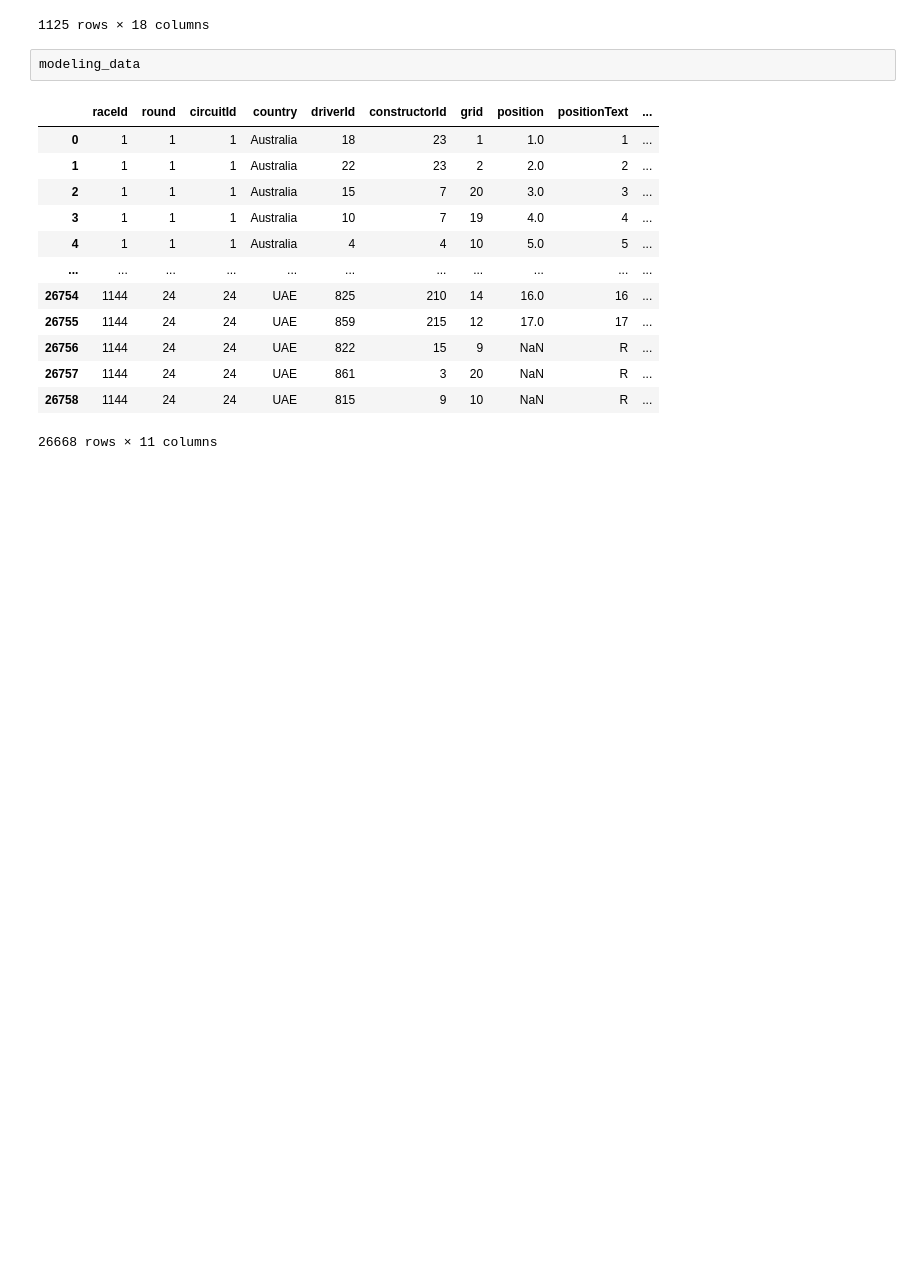
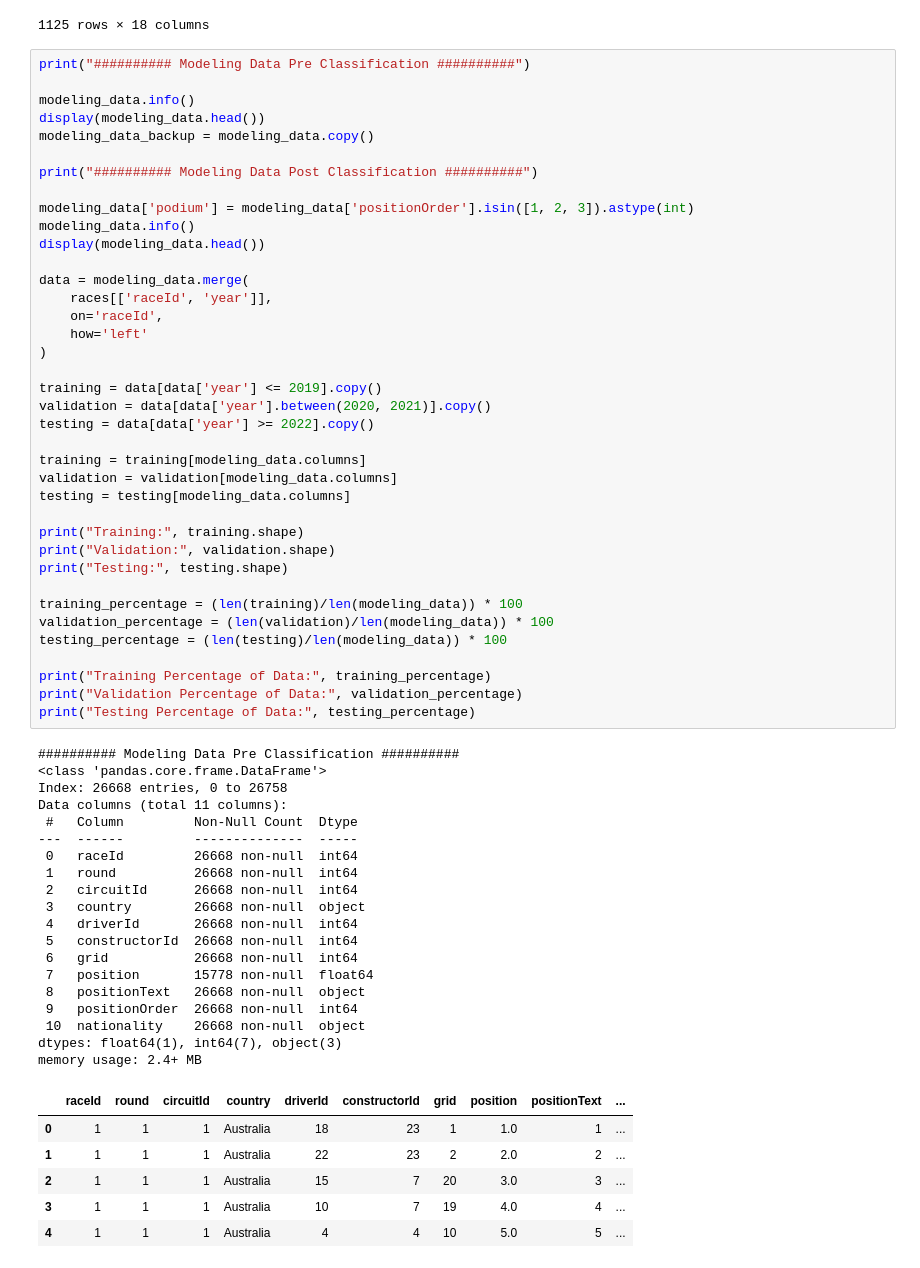
Before and after one commit to EchoKnights/CSEN903-Project, a Jupyter notebook: acl-milestone.ipynb, the cells around one changed output. Cells and saved outputs as stored; diff of their text form; blank space fills up the shorter version.

Commit message:
Kaggle Notebook | ACL Milestone | Added Two Classification Models

```diff
--- a/acl-milestone.ipynb
+++ b/acl-milestone.ipynb
@@ -1148,19 +1161,67 @@ cleaned_tables['races']
 | 1123 | 1143 | 2024 | 23 | 78 | Qatar Grand Prix | 2024-12-01 | 17:00:00 | https://en.wikipedia.org/wiki/202... | 2024-11-29 | 13:30:00 | ... |
 | 1124 | 1144 | 2024 | 24 | 24 | Abu Dhabi Grand Prix | 2024-12-08 | 13:00:00 | https://en.wikipedia.org/wiki/202... | 2024-12-06 | 09:30:00 | ... |
 1125 rows × 18 columns
-# %%
-modeling_data
-# %% [output]
-|  | raceId | round | circuitId | country | driverId | constructorId | grid | position | positionText | ... |
-| 0 | 1 | 1 | 1 | Australia | 18 | 23 | 1 | 1.0 | 1 | ... |
-| 1 | 1 | 1 | 1 | Australia | 22 | 23 | 2 | 2.0 | 2 | ... |
-| 2 | 1 | 1 | 1 | Australia | 15 | 7 | 20 | 3.0 | 3 | ... |
-| 3 | 1 | 1 | 1 | Australia | 10 | 7 | 19 | 4.0 | 4 | ... |
-| 4 | 1 | 1 | 1 | Australia | 4 | 4 | 10 | 5.0 | 5 | ... |
-| ... | ... | ... | ... | ... | ... | ... | ... | ... | ... | ... |
-| 26754 | 1144 | 24 | 24 | UAE | 825 | 210 | 14 | 16.0 | 16 | ... |
-| 26755 | 1144 | 24 | 24 | UAE | 859 | 215 | 12 | 17.0 | 17 | ... |
-| 26756 | 1144 | 24 | 24 | UAE | 822 | 15 | 9 | NaN | R | ... |
-| 26757 | 1144 | 24 | 24 | UAE | 861 | 3 | 20 | NaN | R | ... |
-| 26758 | 1144 | 24 | 24 | UAE | 815 | 9 | 10 | NaN | R | ... |
-26668 rows × 11 columns
+# %%
+print("########## Modeling Data Pre Classification ##########")
+
+modeling_data.info()
+display(modeling_data.head())
+modeling_data_backup = modeling_data.copy()
+
+print("########## Modeling Data Post Classification ##########")
+
+modeling_data['podium'] = modeling_data['positionOrder'].isin([1, 2, 3]).astype(int)
+modeling_data.info()
+display(modeling_data.head())
+
+data = modeling_data.merge(
+    races[['raceId', 'year']],
+    on='raceId',
+    how='left'
+)
+
+training = data[data['year'] <= 2019].copy()
+validation = data[data['year'].between(2020, 2021)].copy()
+testing = data[data['year'] >= 2022].copy()
+
+training = training[modeling_data.columns]
+validation = validation[modeling_data.columns]
+testing = testing[modeling_data.columns]
+
+print("Training:", training.shape)
+print("Validation:", validation.shape)
+print("Testing:", testing.shape)
+
+training_percentage = (len(training)/len(modeling_data)) * 100
+validation_percentage = (len(validation)/len(modeling_data)) * 100
+testing_percentage = (len(testing)/len(modeling_data)) * 100
+
+print("Training Percentage of Data:", training_percentage)
+print("Validation Percentage of Data:", validation_percentage)
+print("Testing Percentage of Data:", testing_percentage)
+# %% [output]
+########## Modeling Data Pre Classification ##########
+<class 'pandas.core.frame.DataFrame'>
+Index: 26668 entries, 0 to 26758
+Data columns (total 11 columns):
+ #   Column         Non-Null Count  Dtype
+---  ------         --------------  -----
+ 0   raceId         26668 non-null  int64
+ 1   round          26668 non-null  int64
+ 2   circuitId      26668 non-null  int64
+ 3   country        26668 non-null  object
+ 4   driverId       26668 non-null  int64
+ 5   constructorId  26668 non-null  int64
+ 6   grid           26668 non-null  int64
+ 7   position       15778 non-null  float64
+ 8   positionText   26668 non-null  object
+ 9   positionOrder  26668 non-null  int64
+ 10  nationality    26668 non-null  object
+dtypes: float64(1), int64(7), object(3)
+memory usage: 2.4+ MB
+|  | raceId | round | circuitId | country | driverId | constructorId | grid | position | positionText | ... |
+| 0 | 1 | 1 | 1 | Australia | 18 | 23 | 1 | 1.0 | 1 | ... |
+| 1 | 1 | 1 | 1 | Australia | 22 | 23 | 2 | 2.0 | 2 | ... |
+| 2 | 1 | 1 | 1 | Australia | 15 | 7 | 20 | 3.0 | 3 | ... |
+| 3 | 1 | 1 | 1 | Australia | 10 | 7 | 19 | 4.0 | 4 | ... |
+| 4 | 1 | 1 | 1 | Australia | 4 | 4 | 10 | 5.0 | 5 | ... |
```
Also changed, not shown: parts of 4 cells of this notebook.
